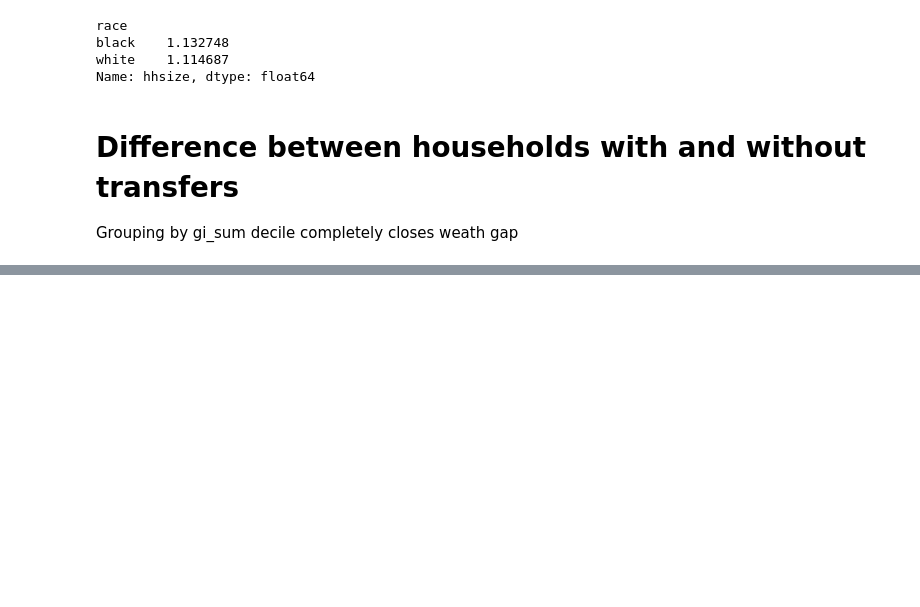
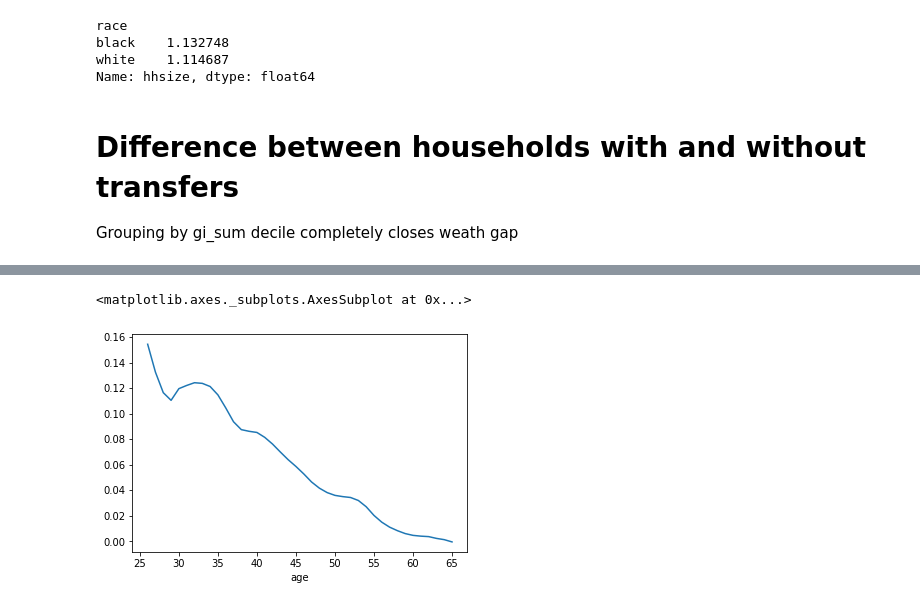
Before and after one commit to metatab-packages/inequality, a Jupyter notebook: Notebooks/02 Lifetime Earnings.ipynb, the cells around one changed output, grey strips where cells are left out. Saved outputs shown, nothing was run; the diff lists cells and outputs as text; code cells hidden in the pictures; blank space fills up the shorter version.

```diff
--- a/Notebooks/02 Lifetime Earnings.ipynb
+++ b/Notebooks/02 Lifetime Earnings.ipynb
@@ -484,0 +513,5 @@ t.black.divide(t.white)
+# %%
+(ni.dnw / ni.nw).plot()
+# %% [output]
+<matplotlib.axes._subplots.AxesSubplot at 0x...>
+[figure, added]
```
Also changed, not shown: parts of 9 cells of this notebook, 10 other files.
